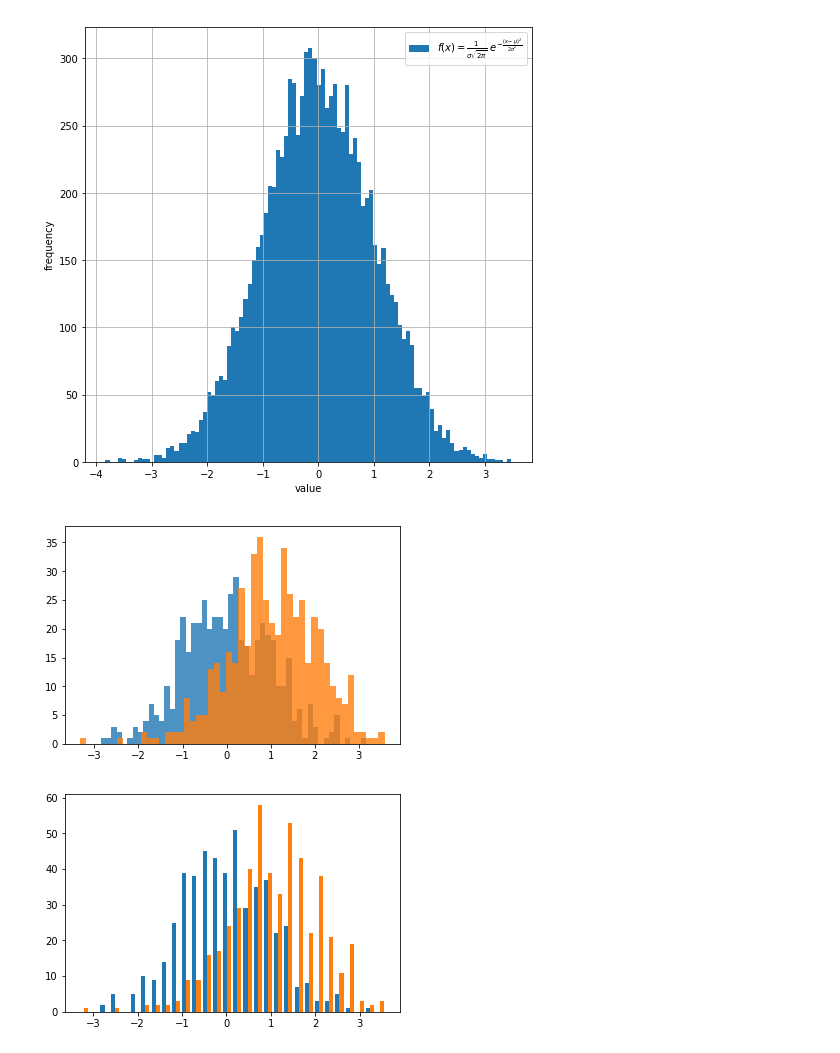
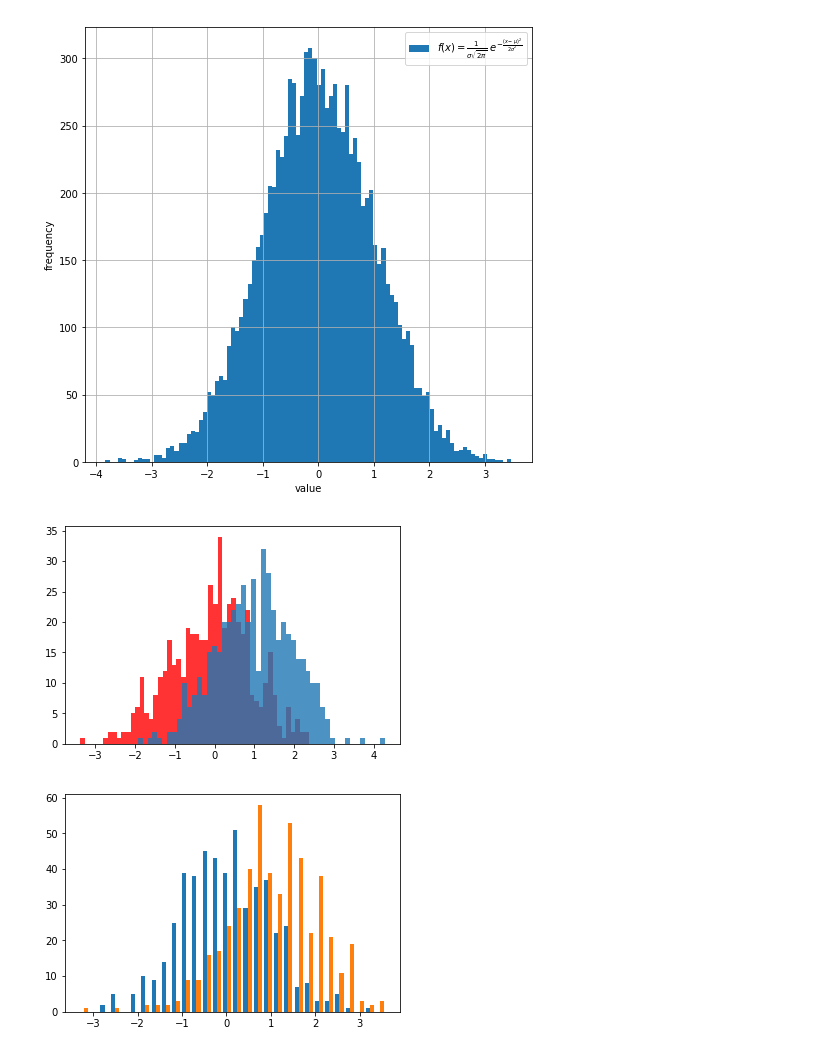
Before and after one commit to SlinkoIgor/data_mining_course, a Jupyter notebook: lesson4/data_visualization.ipynb, the cells around one changed output. Saved outputs shown, nothing was run; the diff lists cells and outputs as text; code cells hidden in the pictures.

Commit message:
Fixed data_visualization.ipynb

```diff
--- a/lesson4/data_visualization.ipynb
+++ b/lesson4/data_visualization.ipynb
@@ -80,11 +81,11 @@ plt.show()
 # %%
 normal_sampling1 = np.random.normal(size=500)
 normal_sampling2 = np.random.normal(loc=1, size=500)
-plt.hist(normal_sampling1, alpha=0.8, bins=50)
+plt.hist(normal_sampling1, color='r', alpha=0.8, bins=50)
 plt.hist(normal_sampling2, alpha=0.8, bins=50)
 plt.show()
 # %% [output]
-[figure, old version]
+[figure, new version]
 # %%
 plt.hist([normal_sampling1, normal_sampling2], bins=30)
 plt.show()
```
Also changed, not shown: parts of 4 cells of this notebook.
